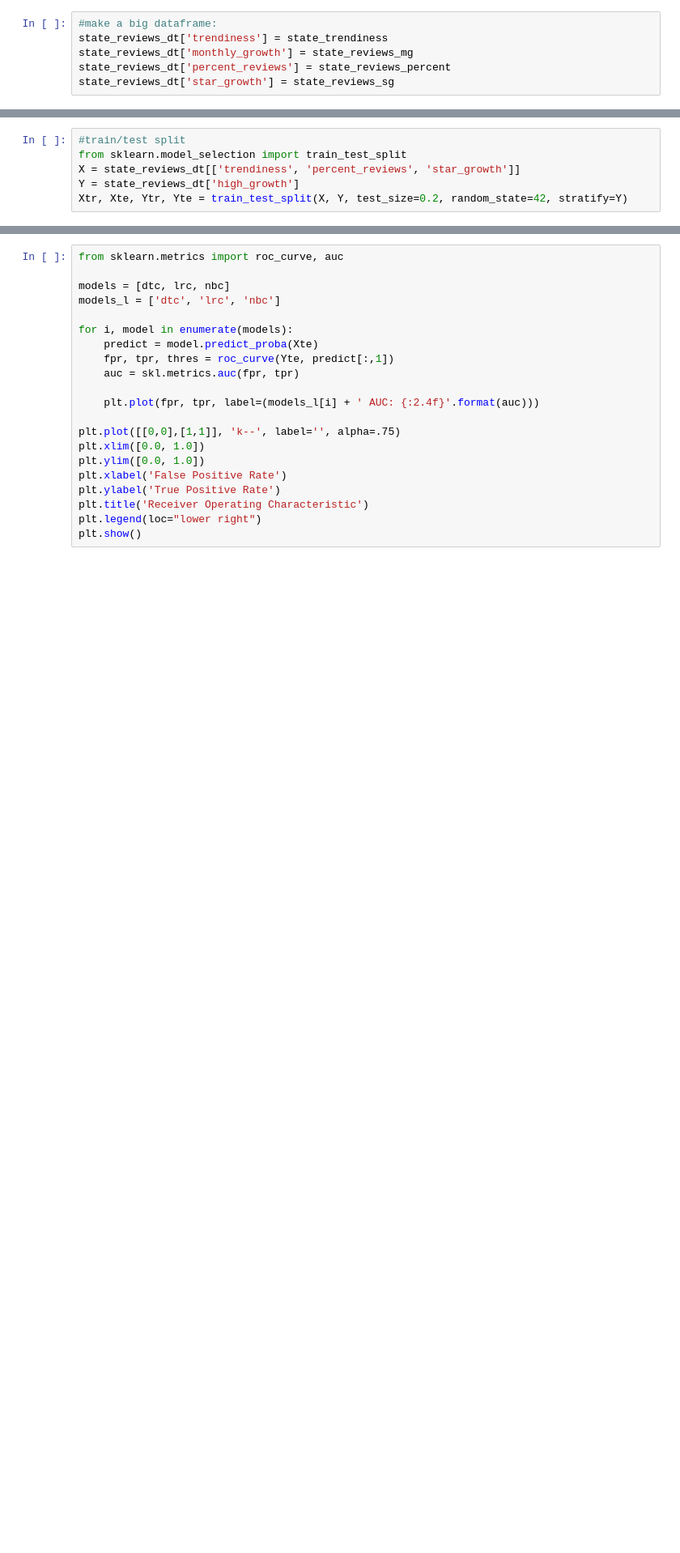
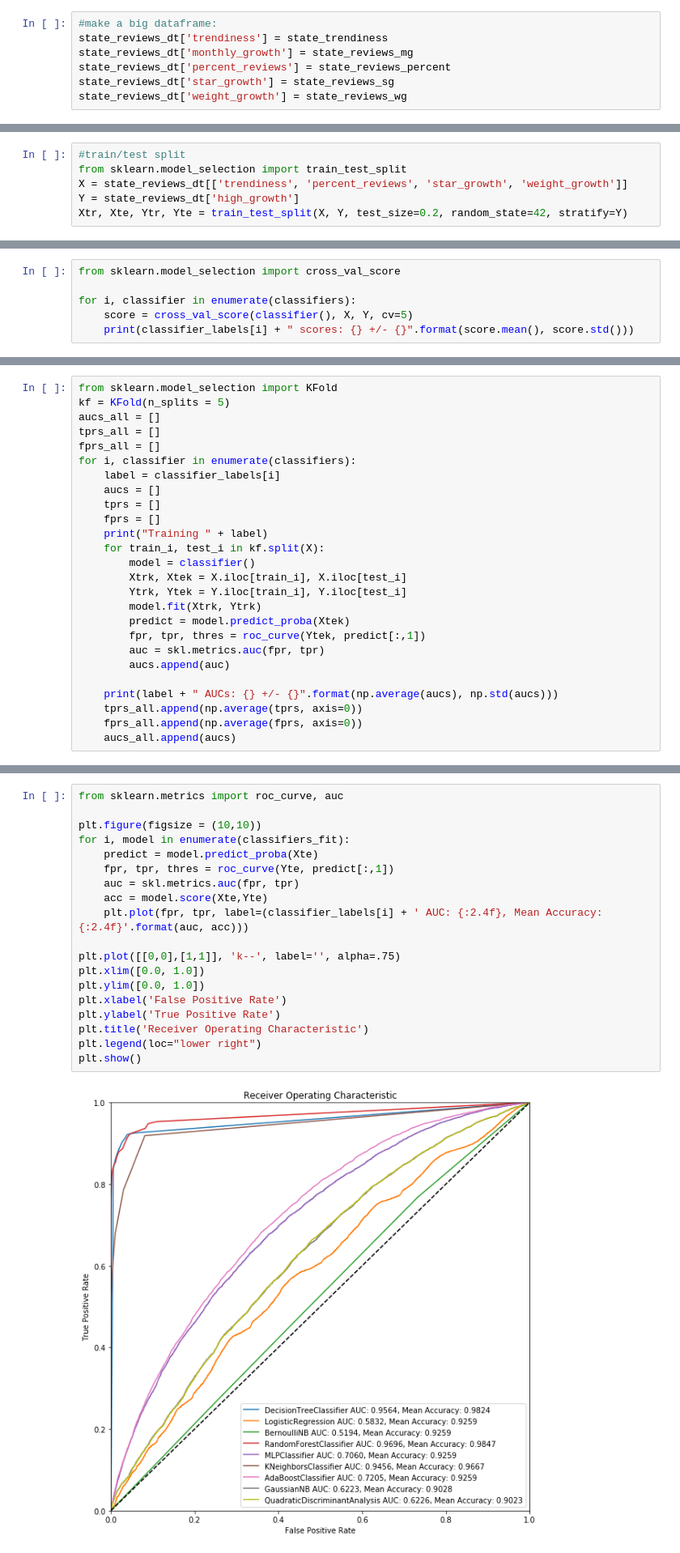
Before and after one commit to ChrisIck/DS101_Project, a Jupyter notebook: baseline_instructive.ipynb, the cells around one changed output, grey strips where cells are left out. Shown: that part at 81% size. Cells and saved outputs as stored; diff of their text form; blank space fills up the shorter version.

Commit message:
UPdated with kfold validation

```diff
--- a/baseline_instructive.ipynb
+++ b/baseline_instructive.ipynb
@@ -223,6 +237,7 @@ state_reviews_dt['trendiness'] = state_trendiness
 state_reviews_dt['monthly_growth'] = state_reviews_mg
 state_reviews_dt['percent_reviews'] = state_reviews_percent
 state_reviews_dt['star_growth'] = state_reviews_sg
+state_reviews_dt['weight_growth'] = state_reviews_wg
 # %%
 #set target threshold
 state_reviews_dt['high_growth'] = (state_reviews_dt['monthly_growth']>3)
@@ -229,7 +246,7 @@ state_reviews_dt['high_growth'] = (state_reviews_dt['monthly_growth']>3)
 # %%
 #train/test split
 from sklearn.model_selection import train_test_split
-X = state_reviews_dt[['trendiness', 'percent_reviews', 'star_growth']]
+X = state_reviews_dt[['trendiness', 'percent_reviews', 'star_growth', 'weight_growth']]
 Y = state_reviews_dt['high_growth']
 Xtr, Xte, Ytr, Yte = train_test_split(X, Y, test_size=0.2, random_state=42, stratify=Y)
 # %%
@@ -256,0 +325,6 @@ print('Base accuracy: {:2.4f}'.format(1-Yte.sum()/Yte.count()))
+# %%
+from sklearn.model_selection import cross_val_score
+
+for i, classifier in enumerate(classifiers):
+    score = cross_val_score(classifier(), X, Y, cv=5)
+    print(classifier_labels[i] + " scores: {} +/- {}".format(score.mean(), score.std()))
@@ -256,0 +358,26 @@ print('Base accuracy: {:2.4f}'.format(1-Yte.sum()/Yte.count()))
+# %%
+from sklearn.model_selection import KFold
+kf = KFold(n_splits = 5)
+aucs_all = []
+tprs_all = []
+fprs_all = []
+for i, classifier in enumerate(classifiers):
+    label = classifier_labels[i]
+    aucs = []
+    tprs = []
+    fprs = []
+    print("Training " + label)
+    for train_i, test_i in kf.split(X):
+        model = classifier()
+        Xtrk, Xtek = X.iloc[train_i], X.iloc[test_i]
+        Ytrk, Ytek = Y.iloc[train_i], Y.iloc[test_i]
+        model.fit(Xtrk, Ytrk)
+        predict = model.predict_proba(Xtek)
+        fpr, tpr, thres = roc_curve(Ytek, predict[:,1])
+        auc = skl.metrics.auc(fpr, tpr)
+        aucs.append(auc)
+
+    print(label + " AUCs: {} +/- {}".format(np.average(aucs), np.std(aucs)))
+    tprs_all.append(np.average(tprs, axis=0))
+    fprs_all.append(np.average(fprs, axis=0))
+    aucs_all.append(aucs)
@@ -257,21 +387,21 @@ print('Base accuracy: {:2.4f}'.format(1-Yte.sum()/Yte.count()))
 # %%
 from sklearn.metrics import roc_curve, auc
 
-models = [dtc, lrc, nbc]
-models_l = ['dtc', 'lrc', 'nbc']
-
-for i, model in enumerate(models):
+plt.figure(figsize = (10,10))
+for i, model in enumerate(classifiers_fit):
     predict = model.predict_proba(Xte)
     fpr, tpr, thres = roc_curve(Yte, predict[:,1])
     auc = skl.metrics.auc(fpr, tpr)
-
-    plt.plot(fpr, tpr, label=(models_l[i] + ' AUC: {:2.4f}'.format(auc)))
+    acc = model.score(Xte,Yte)
+    plt.plot(fpr, tpr, label=(classifier_labels[i] + ' AUC: {:2.4f}, Mean Accuracy: {:2.4f}'.format(auc, acc)))
 
 plt.plot([[0,0],[1,1]], 'k--', label='', alpha=.75)
 plt.xlim([0.0, 1.0])
 plt.ylim([0.0, 1.0])
 plt.xlabel('False Positive Rate')
 plt.ylabel('True Positive Rate')
 plt.title('Receiver Operating Characteristic')
 plt.legend(loc="lower right")
 plt.show()
+# %% [output]
+[figure, added]
```
Also changed, not shown: parts of 21 cells of this notebook.
